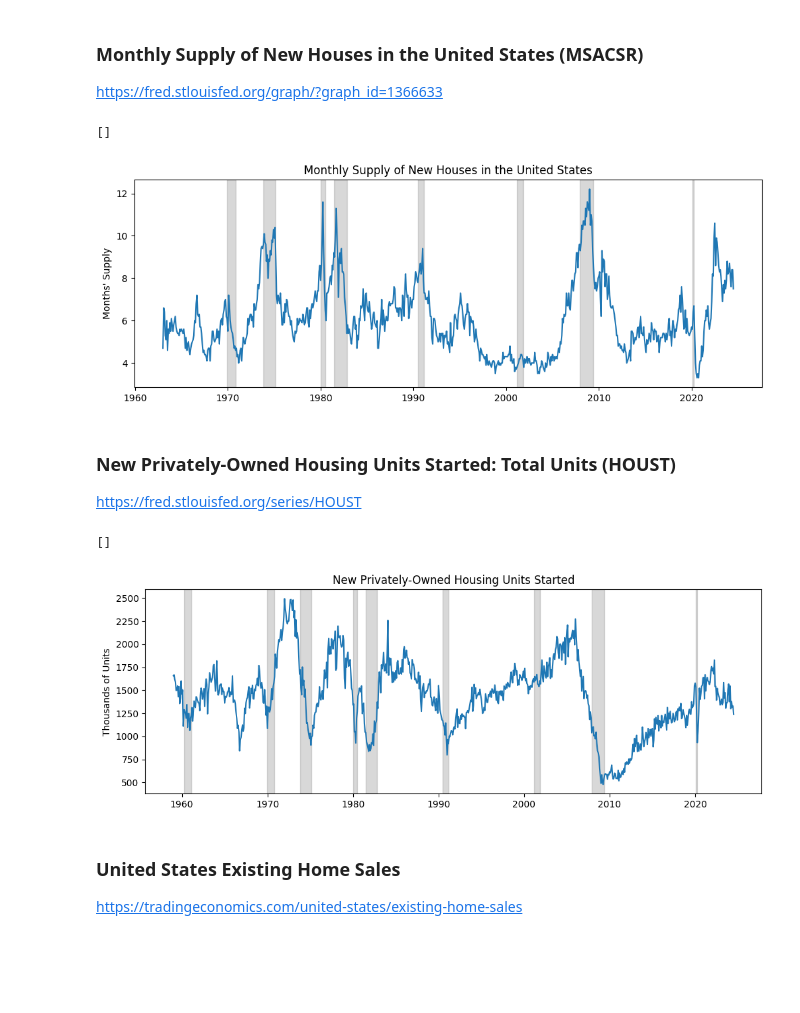
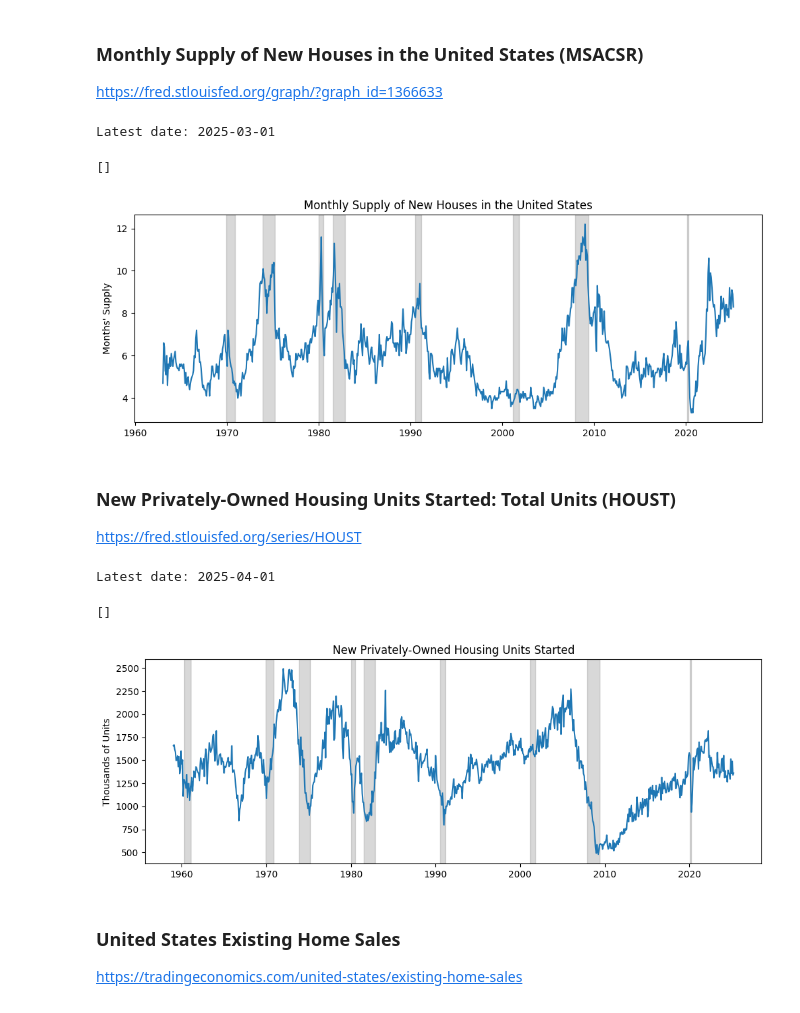
Before and after one commit to Jordanbarker/housing-analysis, a Jupyter notebook: notebooks/housing_analysis.ipynb, the cells around one changed output. Cells and saved outputs as stored; diff of their text form; code cells hidden in the pictures; blank space fills up the shorter version.

```diff
--- a/notebooks/housing_analysis.ipynb
+++ b/notebooks/housing_analysis.ipynb
@@ -665,27 +718,37 @@ plt.axhline(y=0, color='gray', linestyle='--')
 https://fred.stlouisfed.org/graph/?graph_id=1366633
 # %%
 new_house_supply = datasets.load_new_house_supply()
+
+latest_date = new_house_supply.iloc[-1]['date'].strftime('%Y-%m-%d')
+print(f"Latest date: {latest_date}")
+
 plt.plot(new_house_supply.date, new_house_supply.value)
 plot_recessions(new_house_supply)
 plt.title('Monthly Supply of New Houses in the United States')
 plt.ylabel("Months' Supply")
 plt.plot()
 # %% [output]
-[]
+Latest date: 2025-03-01
+[]
-[figure, old version]
+[figure, new version]
 # %% [markdown]
 ### New Privately-Owned Housing Units Started: Total Units (HOUST)
 https://fred.stlouisfed.org/series/HOUST
 # %%
 new_house_started = datasets.load_new_house_started()
+
+latest_date = new_house_started.iloc[-1]['date'].strftime('%Y-%m-%d')
+print(f"Latest date: {latest_date}")
+
 plt.plot(new_house_started.date, new_house_started.value)
 plot_recessions(new_house_started)
 plt.title('New Privately-Owned Housing Units Started')
 plt.ylabel('Thousands of Units')
 plt.plot()
 # %% [output]
-[]
+Latest date: 2025-04-01
+[]
-[figure, old version]
+[figure, new version]
 # %% [markdown]
 ### United States Existing Home Sales
 https://tradingeconomics.com/united-states/existing-home-sales
```
Also changed, not shown: parts of 20 cells of this notebook.
